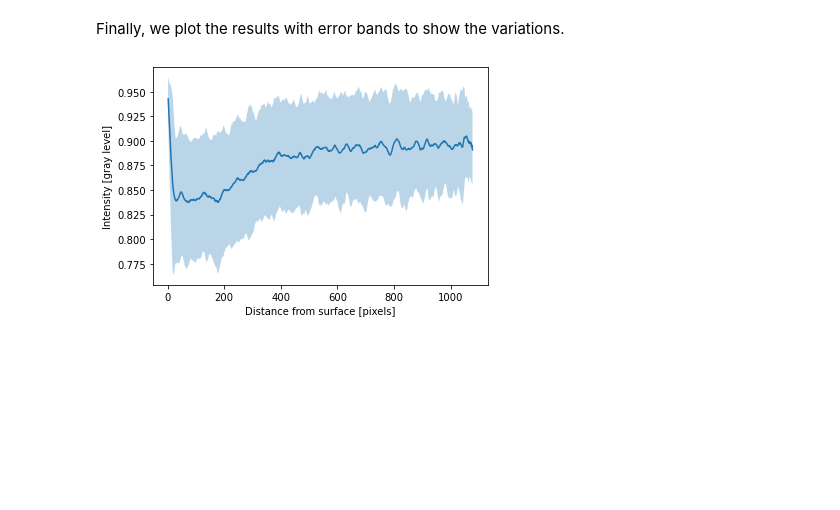
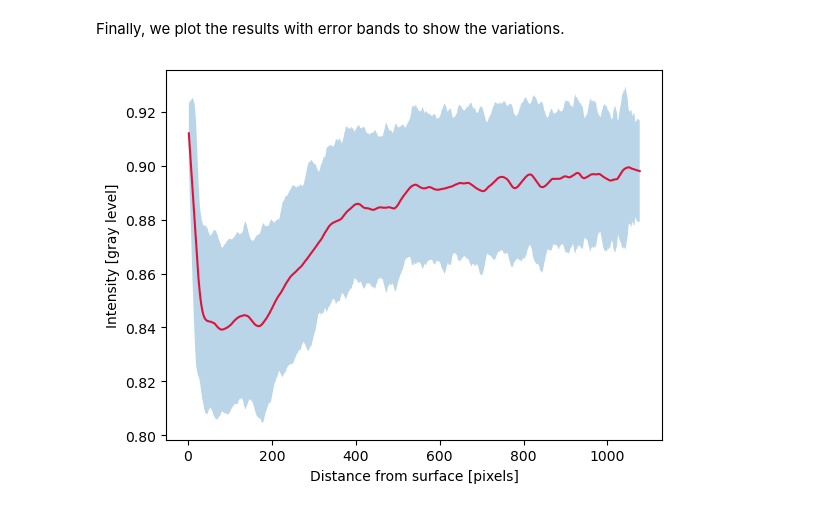
Before and after one commit to ImagingLectures/Quantitative-Big-Imaging-2024, a Jupyter notebook: Lectures/IsolineAverage/IsolineAverage.ipynb, the cells around one changed output. Drawn from its saved outputs; the diff is of its cells as text; code cells hidden in the pictures; blank space fills up the shorter version.

```diff
--- a/Lectures/IsolineAverage/IsolineAverage.ipynb
+++ b/Lectures/IsolineAverage/IsolineAverage.ipynb
@@ -9,6 +9,9 @@ import skimage.filters as flt
 from scipy.ndimage import distance_transform_edt as edt
 import astropy.io.fits as fits
 import tifffile as tiff
+from scipy.signal import savgol_filter
+import matplotlib.colors as colors
+colorcycle = plt.rcParams['axes.prop_cycle'].by_key()['color']
 # %% [markdown]
 ## Load and inspect an image
 # %%
@@ -112,17 +121,12 @@ Next we loop over all distances and compute the average intensity in the region
 # %%
-dd_reduced = dd[2:-10]
-p_avg = np.zeros(dd_reduced.shape)
-p_std = np.zeros(dd_reduced.shape)
-for idx,dist in enumerate(dd_reduced) :
-    p_avg[idx]=cimg[md==dist].mean()
-    p_std[idx]=cimg[md==dist].std()
+p_avg_trend = savgol_filter(p_avg,41,polyorder=2)
 # %% [markdown]
 Finally, we plot the results with error bands to show the variations.
 # %%
-plt.plot(dd_reduced,p_avg)
-c=1.96
-plt.fill_between(dd_reduced,p_avg-c*p_std,p_avg+c*p_std,alpha=0.3)
+plt.plot(dd_reduced,p_avg_trend,color='crimson')
+c=1
+plt.fill_between(dd_reduced,p_avg_trend-c*p_std,p_avg_trend+c*p_std,alpha=0.3)
 plt.xlabel('Distance from surface [pixels]')
 plt.ylabel('Intensity [gray level]');
 # %% [output]
-[figure, old version]
+[figure, new version]
```
Also changed, not shown: parts of 7 cells of this notebook, 1 other file.
